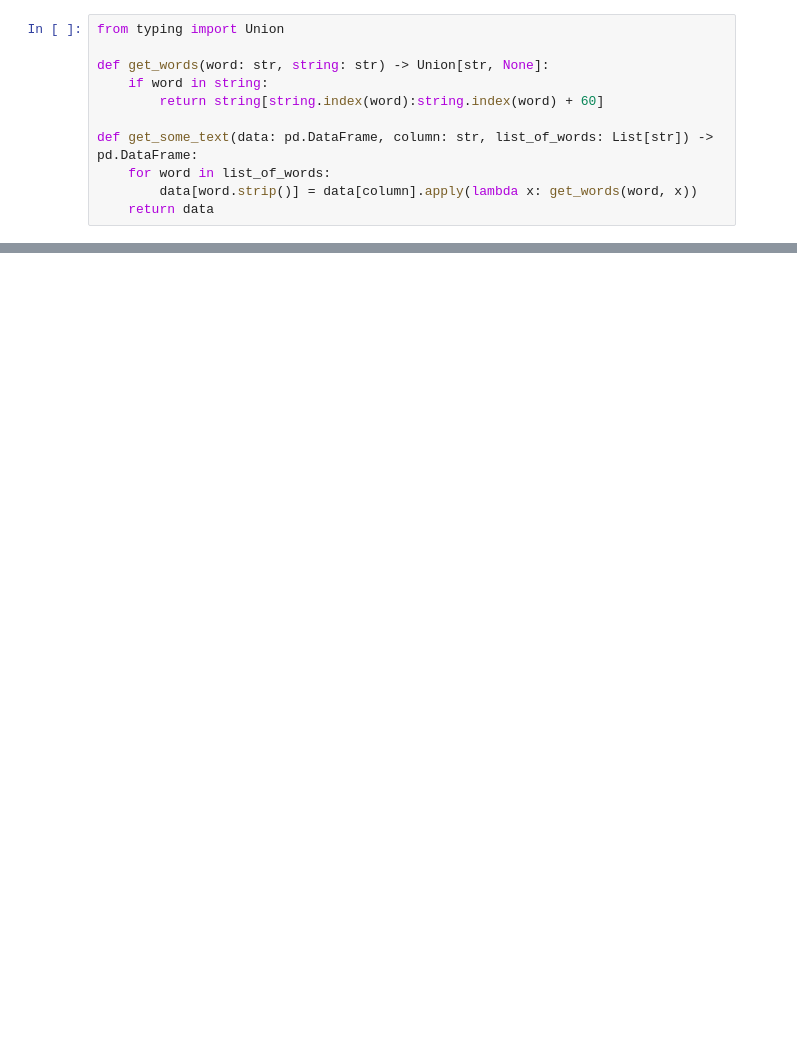
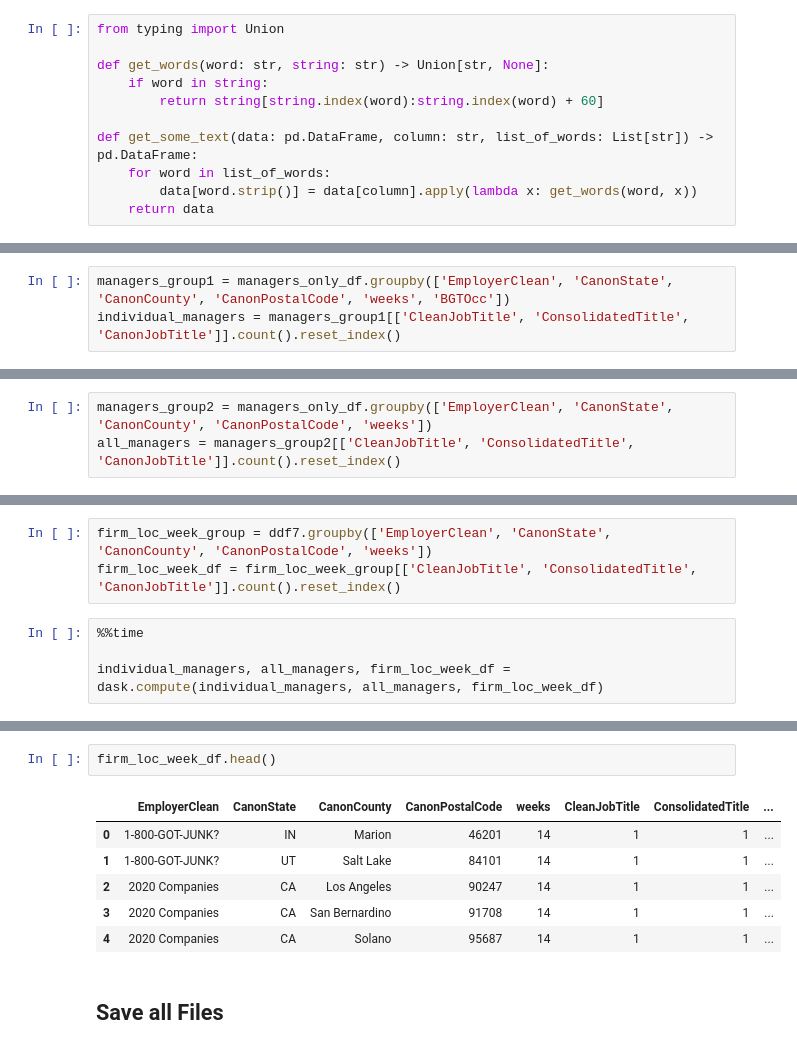
Before and after one commit to ramonprz01/bg-insead-project, a Jupyter notebook: analysis/approach_8/07_dask_data_analysis.ipynb, the cells around one changed output, grey strips where cells are left out. Cells and saved outputs as stored; diff of their text form; blank space fills up the shorter version.

```diff
--- a/analysis/approach_8/07_dask_data_analysis.ipynb
+++ b/analysis/approach_8/07_dask_data_analysis.ipynb
@@ -220,0 +207,3 @@ reports_to.shape
+# %%
+managers_group1 = managers_only_df.groupby(['EmployerClean', 'CanonState', 'CanonCounty', 'CanonPostalCode', 'weeks', 'BGTOcc'])
+individual_managers = managers_group1[['CleanJobTitle', 'ConsolidatedTitle', 'CanonJobTitle']].count().reset_index()
@@ -220,0 +212,3 @@ reports_to.shape
+# %%
+managers_group2 = managers_only_df.groupby(['EmployerClean', 'CanonState', 'CanonCounty', 'CanonPostalCode', 'weeks'])
+all_managers = managers_group2[['CleanJobTitle', 'ConsolidatedTitle', 'CanonJobTitle']].count().reset_index()
@@ -220,0 +217,7 @@ reports_to.shape
+# %%
+firm_loc_week_group = ddf7.groupby(['EmployerClean', 'CanonState', 'CanonCounty', 'CanonPostalCode', 'weeks'])
+firm_loc_week_df = firm_loc_week_group[['CleanJobTitle', 'ConsolidatedTitle', 'CanonJobTitle']].count().reset_index()
+# %%
+%%time
+
+individual_managers, all_managers, firm_loc_week_df = dask.compute(individual_managers, all_managers, firm_loc_week_df)
@@ -221 +227,12 @@ reports_to.shape
+# %%
+firm_loc_week_df.head()
+# %% [output]
+|  | EmployerClean | CanonState | CanonCounty | CanonPostalCode | weeks | CleanJobTitle | ConsolidatedTitle | ... |
+| 0 | 1-800-GOT-JUNK? | IN | Marion | 46201 | 14 | 1 | 1 | ... |
+| 1 | 1-800-GOT-JUNK? | UT | Salt Lake | 84101 | 14 | 1 | 1 | ... |
+| 2 | 2020 Companies | CA | Los Angeles | 90247 | 14 | 1 | 1 | ... |
+| 3 | 2020 Companies | CA | San Bernardino | 91708 | 14 | 1 | 1 | ... |
+| 4 | 2020 Companies | CA | Solano | 95687 | 14 | 1 | 1 | ... |
+# %% [markdown]
+## Save all Files
 # %%
```
Also changed, not shown: parts of 30 cells of this notebook, 1 other file.
